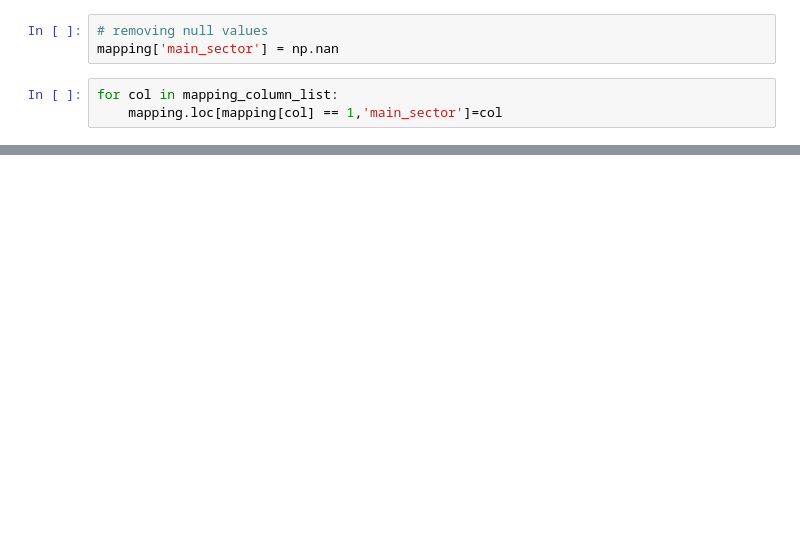
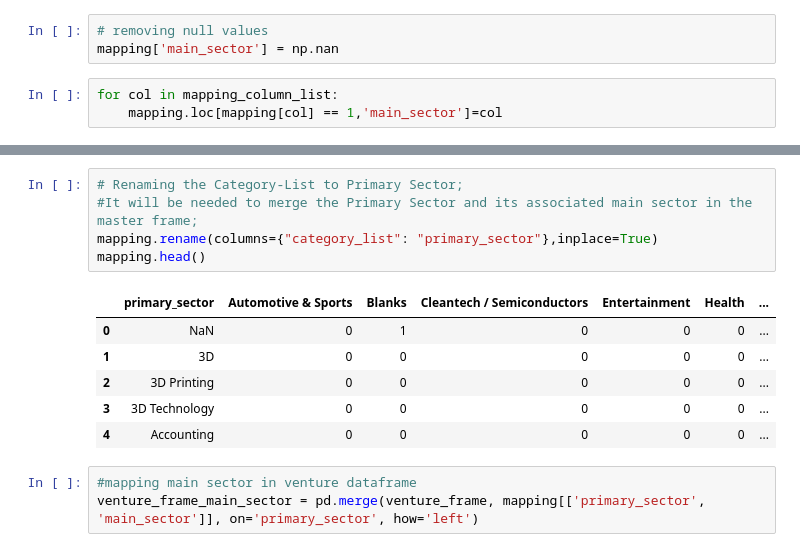
Before and after one commit to paridhimaheshwari/effective_investment_strategies, a Jupyter notebook: investment_funding.ipynb, the cells around one changed output, grey strips where cells are left out. Cells and saved outputs as stored; diff of their text form; blank space fills up the shorter version.

```diff
--- a/investment_funding.ipynb
+++ b/investment_funding.ipynb
@@ -243,0 +329,15 @@ mapping.head()
+# %%
+# Renaming the Category-List to Primary Sector;
+#It will be needed to merge the Primary Sector and its associated main sector in the master frame;
+mapping.rename(columns={"category_list": "primary_sector"},inplace=True)
+mapping.head()
+# %% [output]
+|  | primary_sector | Automotive & Sports | Blanks | Cleantech / Semiconductors | Entertainment | Health | ... |
+| 0 | NaN | 0 | 1 | 0 | 0 | 0 | ... |
+| 1 | 3D | 0 | 0 | 0 | 0 | 0 | ... |
+| 2 | 3D Printing | 0 | 0 | 0 | 0 | 0 | ... |
+| 3 | 3D Technology | 0 | 0 | 0 | 0 | 0 | ... |
+| 4 | Accounting | 0 | 0 | 0 | 0 | 0 | ... |
+# %%
+#mapping main sector in venture dataframe
+venture_frame_main_sector = pd.merge(venture_frame, mapping[['primary_sector', 'main_sector']], on='primary_sector', how='left')
```
Also changed, not shown: parts of 52 cells of this notebook.
